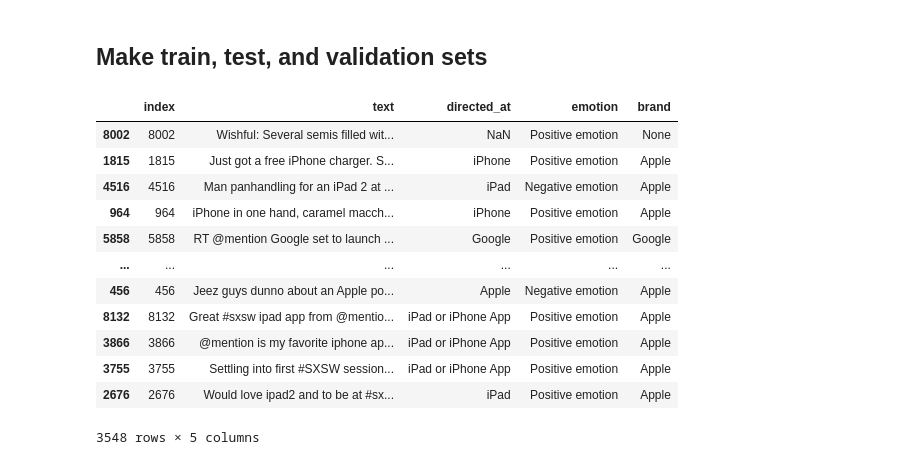
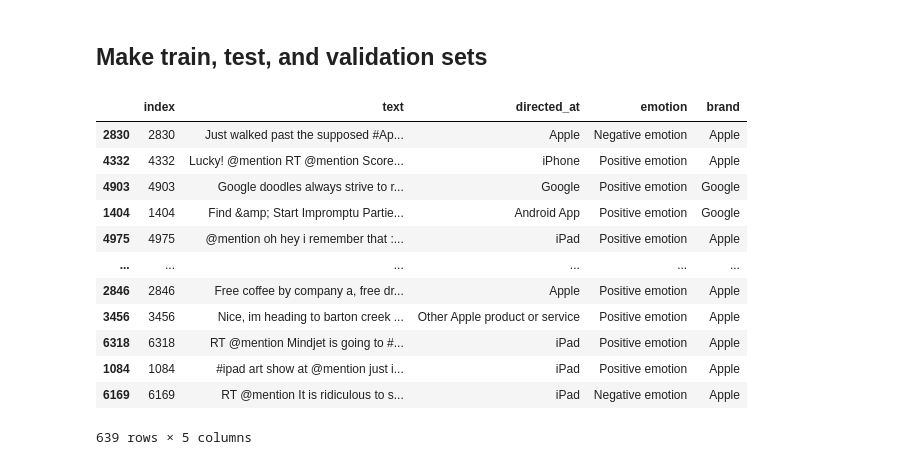
Before and after one commit to freeebooksdotcom/twitter_brand_emotions_project, a Jupyter notebook: Initial Data Cleaning.ipynb, the cells around one changed output. Cells and saved outputs as stored; diff of their text form; code cells hidden in the pictures.

Commit message:
fixed splitting code and laid out groundwork for naive bayes model

```diff
--- a/Initial Data Cleaning.ipynb
+++ b/Initial Data Cleaning.ipynb
@@ -249,25 +257,24 @@ test_rows
 # %% [markdown]
 ## Make train, test, and validation sets
 # %%
-x_full, y_full, x_test, y_test = train_test_split(df, target, test_size=.1)
-full_train = pd.concat([x_full, y_full])
-x_train, y_train, x_val, y_val = train_test_split(full_train, target, test_size=.2)
+x_full, x_test, y_full, y_test = train_test_split(df, target, test_size=.1)
+x_train, x_val, y_train, y_val = train_test_split(x_full, y_full, test_size=.2)
-# %%
-full_train
-# %% [output]
-|  | index | text | directed_at | emotion | brand |
-| 8002 | 8002 | Wishful: Several semis filled wit... | NaN | Positive emotion | None |
-| 1815 | 1815 | Just got a free iPhone charger. S... | iPhone | Positive emotion | Apple |
-| 4516 | 4516 | Man panhandling for an iPad 2 at ... | iPad | Negative emotion | Apple |
-| 964 | 964 | iPhone in one hand, caramel macch... | iPhone | Positive emotion | Apple |
-| 5858 | 5858 | RT @mention Google set to launch ... | Google | Positive emotion | Google |
-| ... | ... | ... | ... | ... | ... |
-| 456 | 456 | Jeez guys dunno about an Apple po... | Apple | Negative emotion | Apple |
-| 8132 | 8132 | Great #sxsw ipad app from @mentio... | iPad or iPhone App | Positive emotion | Apple |
-| 3866 | 3866 | @mention is my favorite iphone ap... | iPad or iPhone App | Positive emotion | Apple |
-| 3755 | 3755 | Settling into first #SXSW session... | iPad or iPhone App | Positive emotion | Apple |
-| 2676 | 2676 | Would love ipad2 and to be at #sx... | iPad | Positive emotion | Apple |
-3548 rows × 5 columns
+# %%
+x_val
+# %% [output]
+|  | index | text | directed_at | emotion | brand |
+| 2830 | 2830 | Just walked past the supposed #Ap... | Apple | Negative emotion | Apple |
+| 4332 | 4332 | Lucky! @mention RT @mention Score... | iPhone | Positive emotion | Apple |
+| 4903 | 4903 | Google doodles always strive to r... | Google | Positive emotion | Google |
+| 1404 | 1404 | Find &amp; Start Impromptu Partie... | Android App | Positive emotion | Google |
+| 4975 | 4975 | @mention oh hey i remember that :... | iPad | Positive emotion | Apple |
+| ... | ... | ... | ... | ... | ... |
+| 2846 | 2846 | Free coffee by company a, free dr... | Apple | Positive emotion | Apple |
+| 3456 | 3456 | Nice, im heading to barton creek ... | Other Apple product or service | Positive emotion | Apple |
+| 6318 | 6318 | RT @mention Mindjet is going to #... | iPad | Positive emotion | Apple |
+| 1084 | 1084 | #ipad art show at @mention just i... | iPad | Positive emotion | Apple |
+| 6169 | 6169 | RT @mention It is ridiculous to s... | iPad | Negative emotion | Apple |
+639 rows × 5 columns
 # %%
 x_train.to_csv("data/x_train.csv")
 y_train.to_csv("data/y_train.csv")
```
Also changed, not shown: parts of 3 cells of this notebook, 1 other file.
